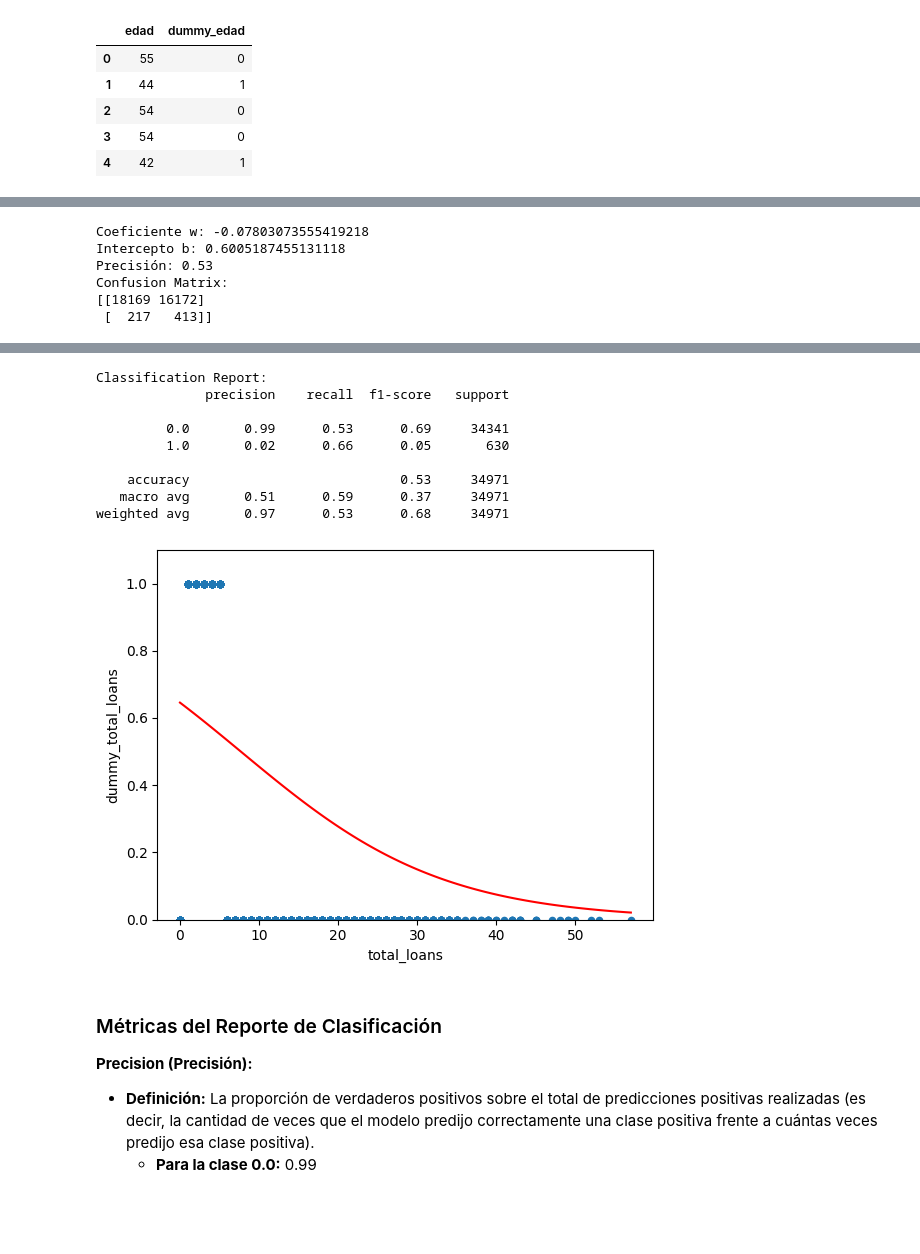
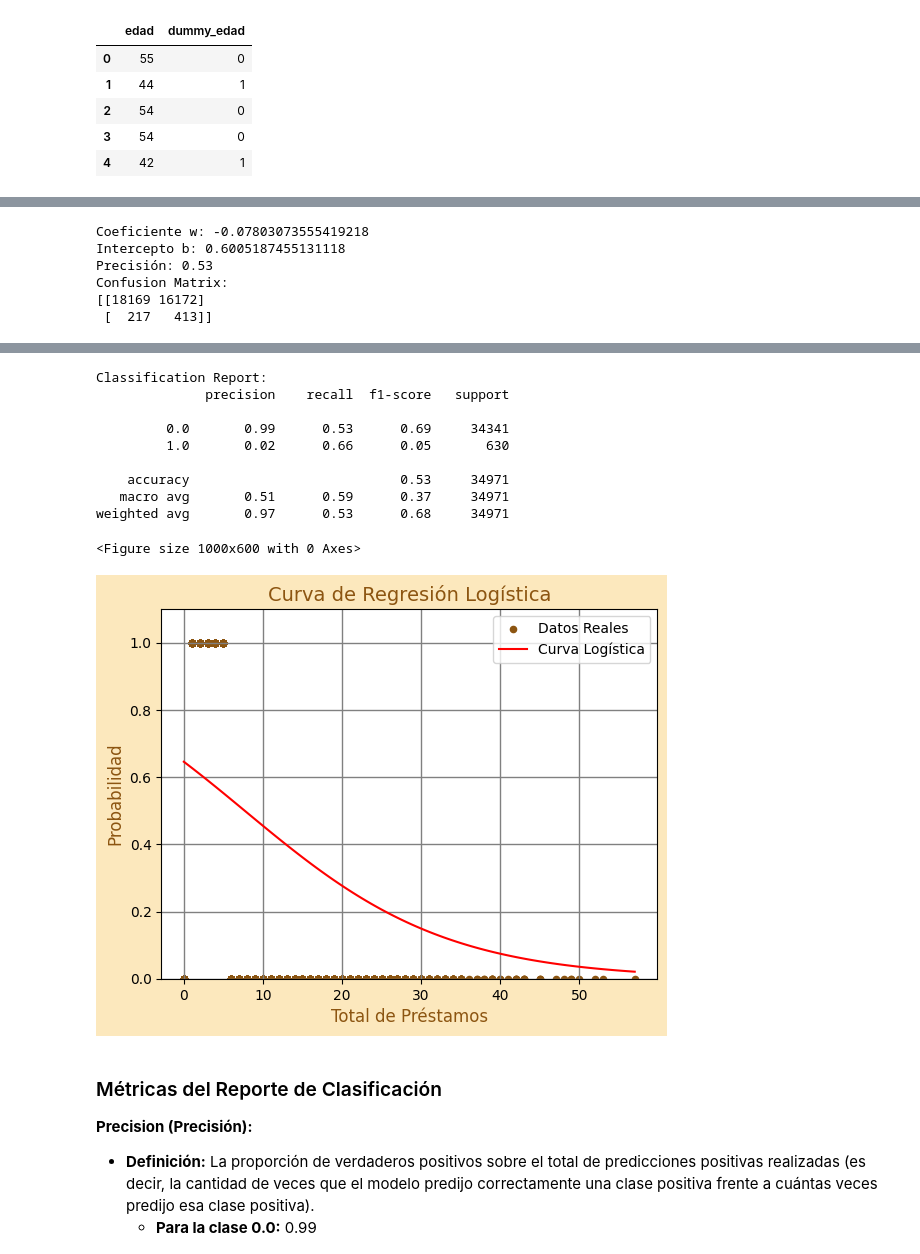
Before and after one commit to osirisberbesia/laboratoria-riesgo-relativo, a Jupyter notebook: Proyecto3_RiesgoRelativo_Hito3.ipynb, the cells around one changed output, grey strips where cells are left out. Drawn from its saved outputs; the diff is of its cells as text; code cells hidden in the pictures; blank space fills up the shorter version.

```diff
--- a/Proyecto3_RiesgoRelativo_Hito3.ipynb
+++ b/Proyecto3_RiesgoRelativo_Hito3.ipynb
@@ -242,10 +188,9 @@ Intercepto b: -3.3086878964107433
 # %%
 import numpy as np
-import pandas as pd
+import matplotlib.pyplot as plt
+import seaborn as sns
 from sklearn.linear_model import LogisticRegression
 from sklearn.metrics import accuracy_score, confusion_matrix, classification_report
-import seaborn as sns
-import matplotlib.pyplot as plt
 
 # Extraer las variables predictoras y la variable objetivo
 X = train[['total_loans']].values  # Variable predictora
@@ -274,14 +219,25 @@ conf_matrix = confusion_matrix(y, y_pred)
 print('Confusion Matrix:')
 print(conf_matrix)
 
-# Graficar la matriz de confusión
+# Crear una figura para la matriz de confusión
 plt.figure(figsize=(8, 6))
-sns.heatmap(conf_matrix, annot=True, fmt='d', cmap='Blues',
+
+# Crear el heatmap con colores personalizados
+cmap = sns.light_palette("#8C5511", as_cmap=True)  # Colores personalizados en tonos de café
+sns.heatmap(conf_matrix, annot=True, fmt='d', cmap=cmap,
             xticklabels=['Predicción 0', 'Predicción 1'],
-            yticklabels=['Real 0', 'Real 1'])
-plt.xlabel('Predicción')
-plt.ylabel('Real')
-plt.title('Matriz de Confusión')
+            yticklabels=['Real 0', 'Real 1'],
+            cbar=False, linewidths=0.5, linecolor='#8C5511')  # Bordes de la matriz
+
+plt.xlabel('Predicción', fontsize=12, color='#8C5511')
+plt.ylabel('Real', fontsize=12, color='#8C5511')
+plt.title('Matriz de Confusión', fontsize=14, color='#8C5511')
+
+# Ajustar el estilo del gráfico
+plt.grid(True, color='grey', linestyle='-', linewidth=1)  # Color y grosor de la cuadrícula
+plt.gca().patch.set_facecolor('white')  # Color de fondo del área de los ejes
+plt.gcf().set_facecolor('#fce8bd')  # Color de fondo de la figura
+
 plt.show()
 
 # Reporte de clasificación
@@ -289,15 +245,24 @@ class_report = classification_report(y, y_pred, zero_division=0)
 print('Classification Report:')
 print(class_report)
 
-# puntos de la recta
-x = np.linspace(0,train['total_loans'].max(),100)
-y = 1/(1+np.exp(-(w*x+b)))
+# Puntos de la recta
+x = np.linspace(0, train['total_loans'].max(), 100)
+y = 1 / (1 + np.exp(-(w * x + b)))
 
-# grafica de la recta
-train.plot.scatter(x='total_loans',y='dummy_total_loans')
-plt.plot(x, y, '-r')
-plt.ylim(0,train['dummy_total_loans'].max()*1.1)
-# plt.grid()
+# Gráfica de la recta
+plt.figure(figsize=(10, 6))
+train.plot.scatter(x='total_loans', y='dummy_total_loans', color='#8C5511', label='Datos Reales')  # Color de los datos reales
+plt.plot(x, y, '-r', label='Curva Logística')
+plt.ylim(0, train['dummy_total_loans'].max() * 1.1)
+
+# Ajustar el estilo del gráfico
+plt.xlabel('Total de Préstamos', fontsize=12, color='#8C5511')
+plt.ylabel('Probabilidad', fontsize=12, color='#8C5511')
+plt.title('Curva de Regresión Logística', fontsize=14, color='#8C5511')
+plt.grid(True, color='grey', linestyle='-', linewidth=1)  # Color y grosor de la cuadrícula
+plt.gca().patch.set_facecolor('white')  # Color de fondo del área de los ejes
+plt.gcf().set_facecolor('#fce8bd')  # Color de fondo de la figura
+plt.legend()
 plt.show()
 # %% [output]
 Coeficiente w: -0.07803073555419218
@@ -310,13 +275,14 @@ Confusion Matrix:
 Classification Report:
               precision    recall  f1-score   support
 
          0.0       0.99      0.53      0.69     34341
          1.0       0.02      0.66      0.05       630
 
     accuracy                           0.53     34971
    macro avg       0.51      0.59      0.37     34971
 weighted avg       0.97      0.53      0.68     34971
+<Figure size 1000x600 with 0 Axes>
-[figure, old version]
+[figure, new version]
 # %% [markdown]
 ### Métricas del Reporte de Clasificación
 
```
Also changed, not shown: parts of 8 cells of this notebook.
